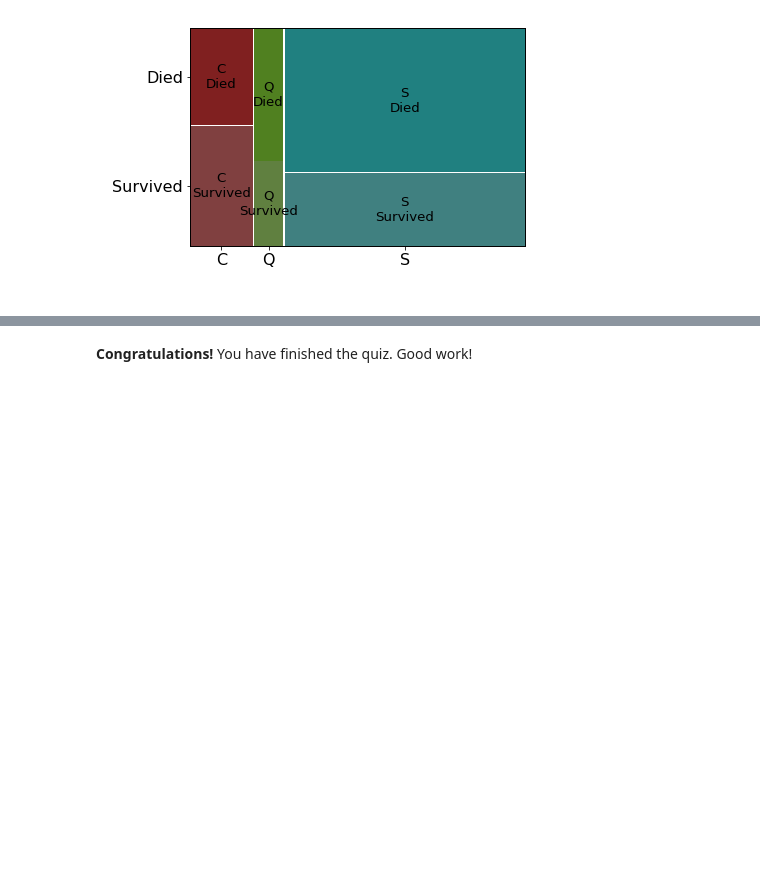
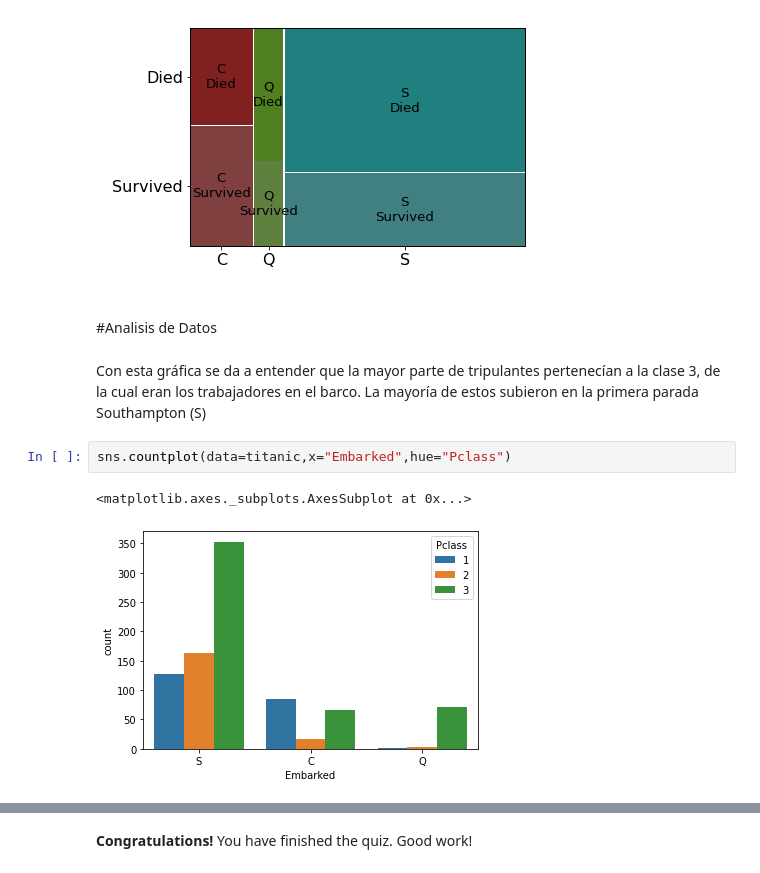
Before and after one commit to SebastianRLeon/MetNumUN2022II, a Jupyter notebook: Quiz3/jrodriguezleo_Quiz3.ipynb, the cells around one changed output, grey strips where cells are left out. Cells and saved outputs as stored; diff of their text form; blank space fills up the shorter version.

```diff
--- a/Quiz3/jrodriguezleo_Quiz3.ipynb
+++ b/Quiz3/jrodriguezleo_Quiz3.ipynb
@@ -806,3 +807,12 @@ plt.show()
 [figure]
 # %% [markdown]
 ![image.png](embedded-picture-1)
+# %% [markdown]
+#Analisis de Datos
+# %% [markdown]
+Con esta gráfica se da a entender que la mayor parte de tripulantes pertenecían a la clase 3, de la cual eran los trabajadores en el barco. La mayoría de estos subieron en la primera parada Southampton (S)
+# %%
+sns.countplot(data=titanic,x="Embarked",hue="Pclass")
+# %% [output]
+<matplotlib.axes._subplots.AxesSubplot at 0x...>
+[figure, added]
```
Also changed, not shown: parts of 5 cells of this notebook.
